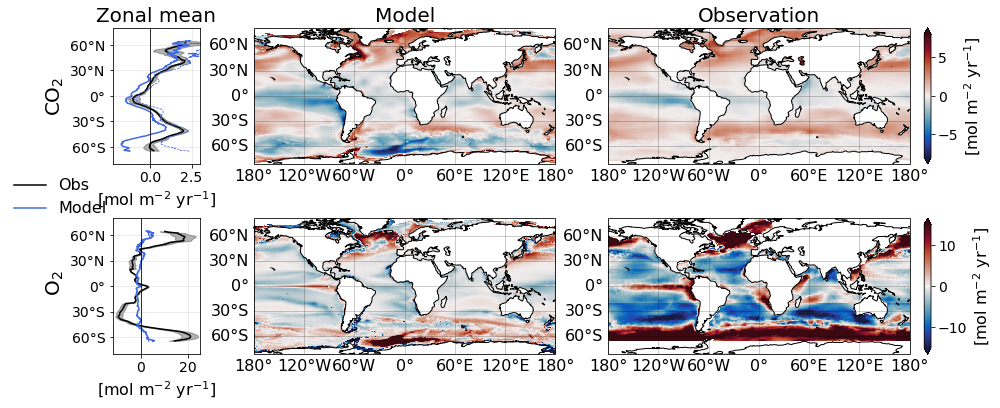
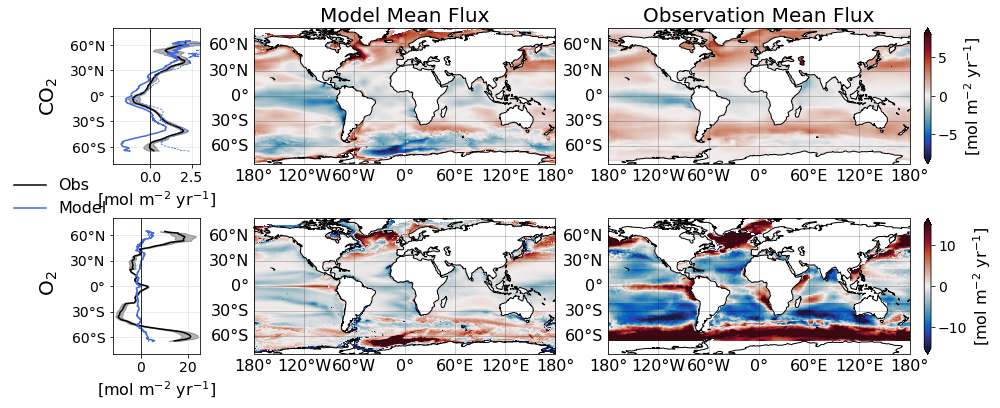
The notebook cell's code change between the first figure and the second:
--- before
+++ after
@@ -153,9 +153,9 @@
 ax_zm2.set_xlim(-12, 25)
 
-ax_zm1.set_title("Zonal mean")
+ax_zm1.set_title(" ")
 ax_zm2.set_title(" ")
 
-ax_zm1.set_ylabel("CO$_2$", fontsize=20)
-ax_zm2.set_ylabel(" O$_2$", fontsize=20)
+ax_zm1.set_ylabel("CO$_2$", fontsize=20,labelpad=10)
+ax_zm2.set_ylabel(" O$_2$", fontsize=20,labelpad=10)
 
 ax_zm1.set_xlabel("[mol m$^{-2}$ yr$^{-1}$]")
@@ -190,6 +190,6 @@
 ###titles
 
-ax1.set_title('Model')
-ax2.set_title('Observation')
+ax1.set_title('Model Mean Flux')
+ax2.set_title('Observation Mean Flux')
 ax3.set_title('')
 ax4.set_title('')

Commit: 01.06.2026